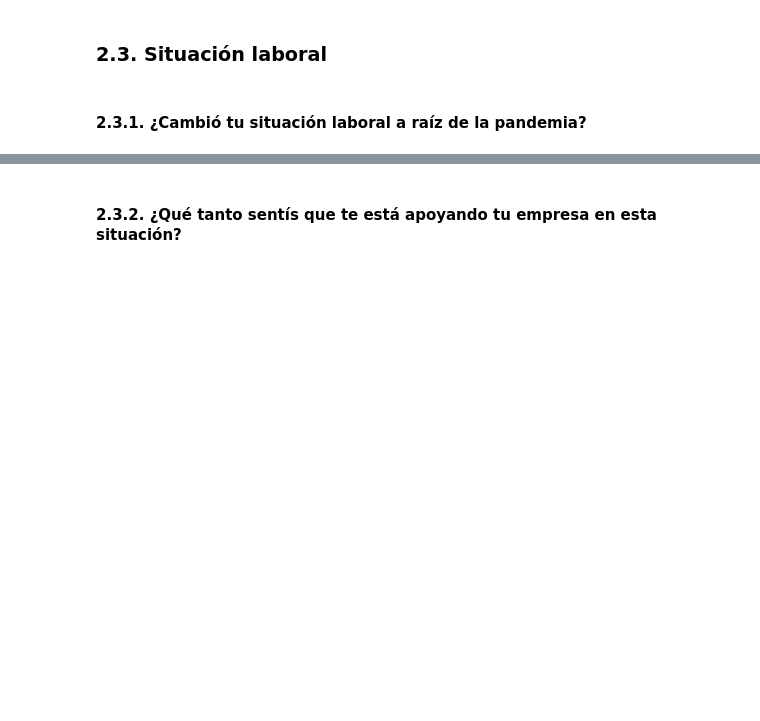
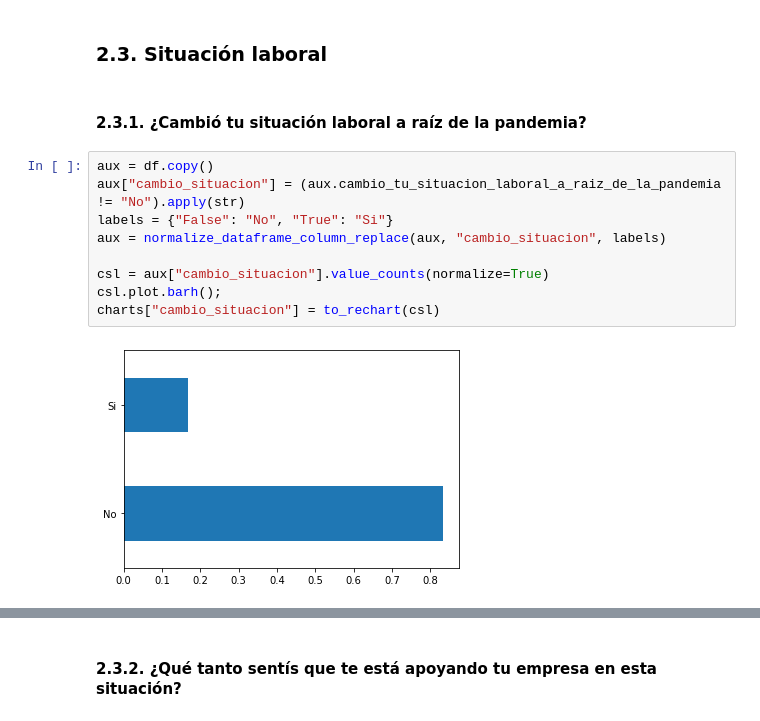
Before and after one commit to SebastianESaavedra/openqube-sueldos, a Jupyter notebook: pipeline/covid-analysis.ipynb, the cells around one changed output, grey strips where cells are left out. Saved outputs shown, nothing was run; the diff lists cells and outputs as text; blank space fills up the shorter version.

Commit message:
Work situation charts added

```diff
--- a/pipeline/covid-analysis.ipynb
+++ b/pipeline/covid-analysis.ipynb
@@ -315,3 +346,14 @@ charts["espacio_trabajo_compartido"] = to_rechart(gph)
 ### 2.3. Situación laboral
 # %% [markdown]
 #### 2.3.1. ¿Cambió tu situación laboral a raíz de la pandemia?
+# %%
+aux = df.copy()
+aux["cambio_situacion"] = (aux.cambio_tu_situacion_laboral_a_raiz_de_la_pandemia != "No").apply(str)
+labels = {"False": "No", "True": "Si"}
+aux = normalize_dataframe_column_replace(aux, "cambio_situacion", labels)
+
+csl = aux["cambio_situacion"].value_counts(normalize=True)
+csl.plot.barh();
+charts["cambio_situacion"] = to_rechart(csl)
+# %% [output]
+[figure, added]
```
Also changed, not shown: parts of 8 cells of this notebook.
